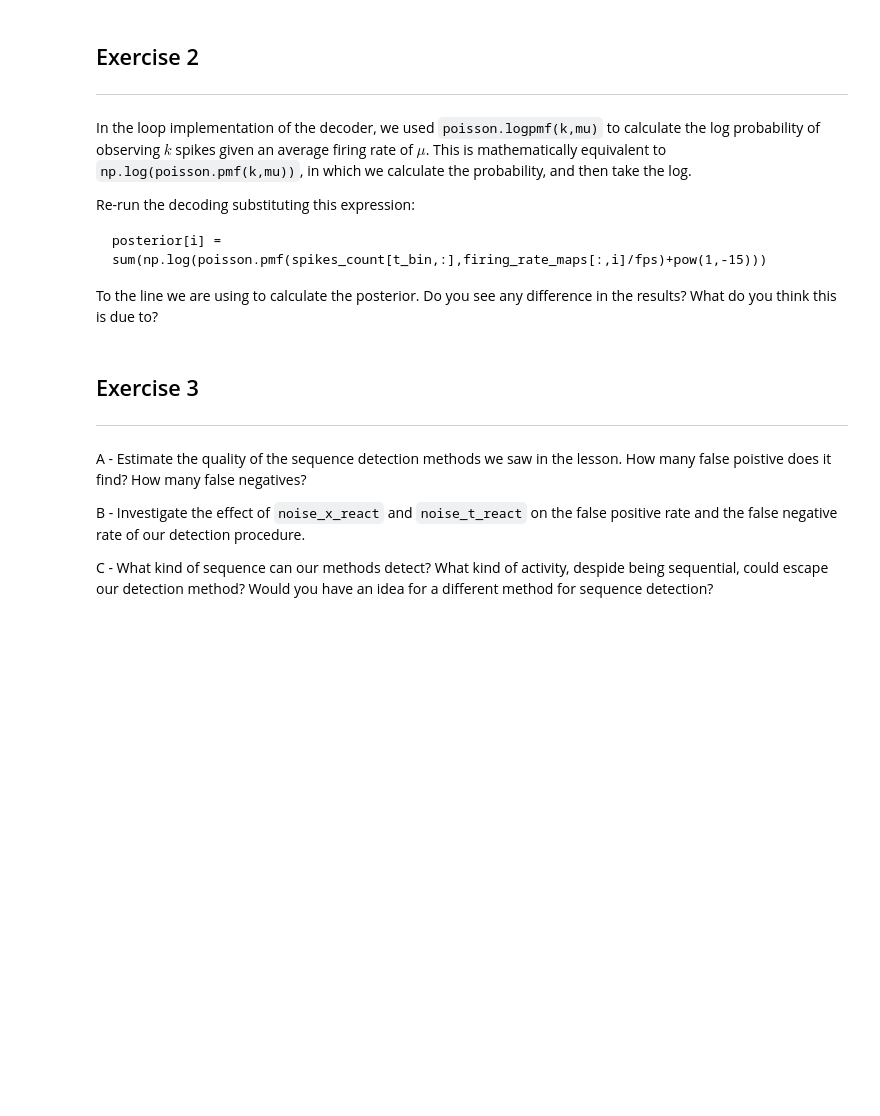
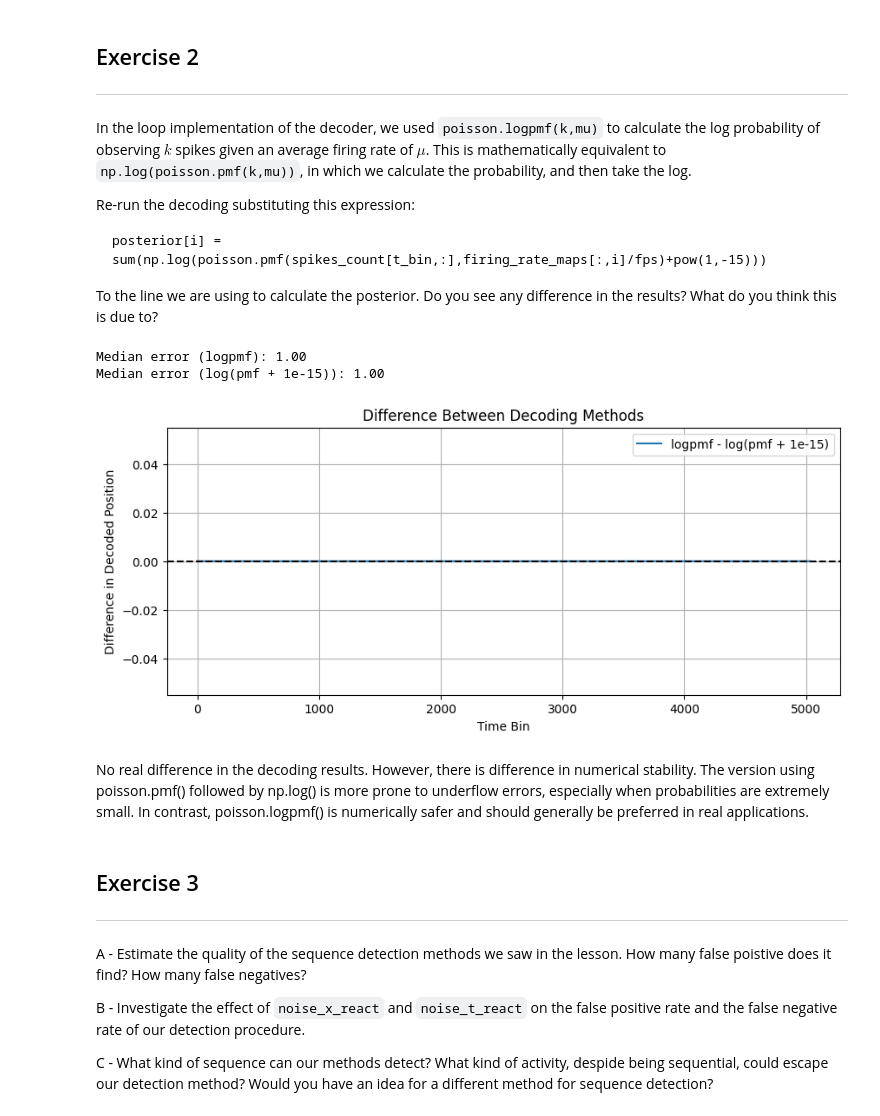
Before and after one commit to YentlB/Assignments-Yentl-Buitelaar, a Jupyter notebook: exercises_decoding.ipynb, the cells around one changed output. Cells and saved outputs as stored; diff of their text form; code cells hidden in the pictures; blank space fills up the shorter version.

```diff
--- a/exercises_decoding.ipynb
+++ b/exercises_decoding.ipynb
@@ -394,3 +430,74 @@ Do you see any difference in the results? What do you think this is due to?
+# %%
+from scipy.stats import poisson
+
+decoded_positions = []
+for t_bin in range(spike_counts.shape[1]):
+    posterior = np.zeros(firing_rate_maps.shape[1])
+    for i in range(firing_rate_maps.shape[1]):
+        posterior[i] = np.sum(np.log(poisson.pmf(spike_counts[:, t_bin], firing_rate_maps[:, i] / fps) + 1e-15))
+
+    decoded_bin = np.argmax(posterior)
+    decoded_positions.append(decoded_bin)
+
+decoded_positions = np.array(decoded_positions)
+# %%
+from scipy.stats import poisson
+
+decoded_positions_logpmf = []
+for t_bin in range(spike_counts.shape[1]):
+    posterior = np.zeros(firing_rate_maps.shape[1])
+    for i in range(firing_rate_maps.shape[1]):
+        posterior[i] = np.sum(poisson.logpmf(spike_counts[:, t_bin], firing_rate_maps[:, i] / fps))
+
+    decoded_positions_logpmf.append(np.argmax(posterior))
+
+decoded_positions_logpmf = np.array(decoded_positions_logpmf)
+
+decoded_positions_logpluspmf = []
+for t_bin in range(spike_counts.shape[1]):
+    posterior = np.zeros(firing_rate_maps.shape[1])
+    for i in range(firing_rate_maps.shape[1]):
+        posterior[i] = np.sum(np.log(poisson.pmf(spike_counts[:, t_bin], firing_rate_maps[:, i] / fps) + 1e-15))
+
+    decoded_positions_logpluspmf.append(np.argmax(posterior))
+
+decoded_positions_logpluspmf = np.array(decoded_positions_logpluspmf)
+
+true_positions = np.floor(x).astype(int)
+min_len = min(len(true_positions), len(decoded_positions_logpmf), len(decoded_positions_logpluspmf))
+
+# Trim to matching length
+true_positions = true_positions[:min_len]
+decoded_positions_logpmf = decoded_positions_logpmf[:min_len]
+decoded_positions_logpluspmf = decoded_positions_logpluspmf[:min_len]
+
+# Calculate errors
+errors_logpmf = np.abs(true_positions - decoded_positions_logpmf)
+errors_logpluspmf = np.abs(true_positions - decoded_positions_logpluspmf)
+
+# Print median errors
+print(f"Median error (logpmf): {np.median(errors_logpmf):.2f}")
+print(f"Median error (log(pmf + 1e-15)): {np.median(errors_logpluspmf):.2f}")
+
+import matplotlib.pyplot as plt
+
+diff = decoded_positions_logpmf - decoded_positions_logpluspmf
+
+plt.figure(figsize=(10, 4))
+plt.plot(diff, label='logpmf - log(pmf + 1e-15)')
+plt.axhline(0, color='black', linestyle='--')
+plt.xlabel('Time Bin')
+plt.ylabel('Difference in Decoded Position')
+plt.title('Difference Between Decoding Methods')
+plt.legend()
+plt.grid(True)
+plt.show()
+# %% [output]
+Median error (logpmf): 1.00
+Median error (log(pmf + 1e-15)): 1.00
+[figure, added]
+# %% [markdown]
+No real difference in the decoding results. However, there is difference in numerical stability. The version using poisson.pmf() followed by np.log() is more prone to underflow errors, especially when probabilities are extremely small. In contrast, poisson.logpmf() is numerically safer and should generally be preferred in real applications.
 # %% [markdown]
 ## Exercise 3
 ---
```
Also changed, not shown: parts of 7 cells of this notebook.
